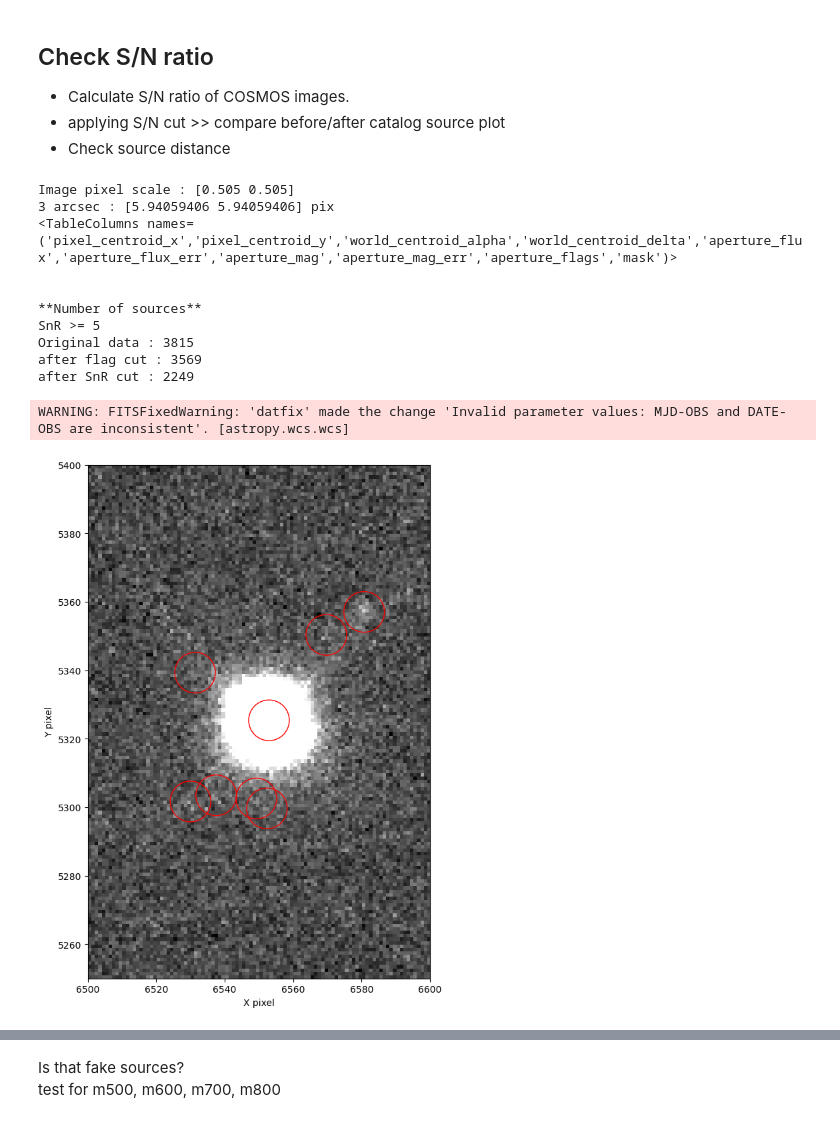
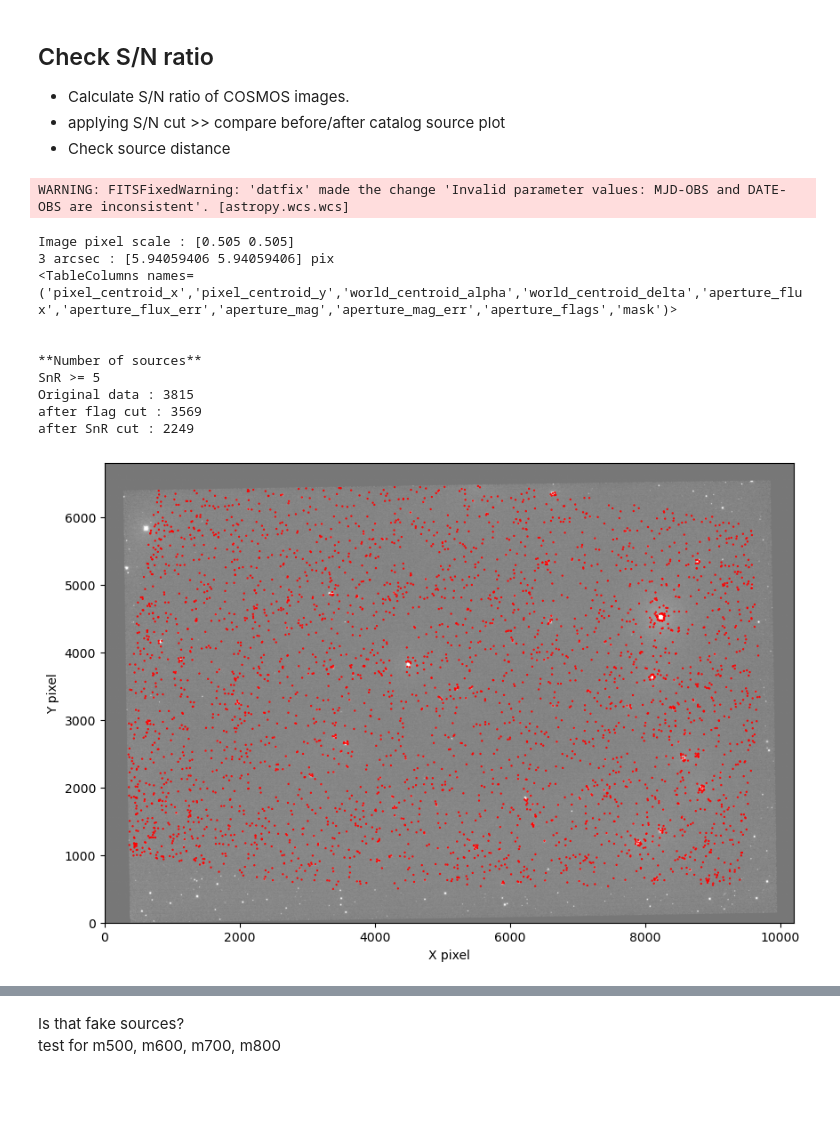
Before and after one commit to gxjudie/7DTonCOSMOS_photoz_validation, a Jupyter notebook: Notebooks/0_preReaserch.ipynb, the cells around one changed output, grey strips where cells are left out. Drawn from its saved outputs; the diff is of its cells as text; code cells hidden in the pictures; blank space fills up the shorter version.

```diff
--- a/Notebooks/0_preReaserch.ipynb
+++ b/Notebooks/0_preReaserch.ipynb
@@ -275,44 +275,44 @@ cat = Table.read(catalog_path)
 # cat cut by mask
 x = np.rint(cat["pixel_centroid_x"]).astype(int)
 y = np.rint(cat["pixel_centroid_y"]).astype(int)
 inside = (
     (x >= 0) & (x < valid_mask.shape[1]) &
     (y >= 0) & (y < valid_mask.shape[0])
 )
 
 cat = cat[inside]
 x = x[inside]
 y = y[inside]
 
 cat['mask'] = valid_mask[y, x]
 
 cat = cat[cat['mask'] == True]
 
 print(cat.columns)
 cat["SNR"] = cat["aperture_flux"] / cat['aperture_flux_err']
 
 cat_snrcut = cat[ (cat["SNR"]>5) & (cat["aperture_flags"]==0) ]
 cat_flagcut = cat[ (cat["aperture_flags"]==0) ]
 
 print("\n\n**Number of sources**")
 print("SnR >= 5")
 print(f'Original data : {len(cat)}')
 print(f'after flag cut : {len(cat_flagcut)}')
 print(f'after SnR cut : {len(cat_snrcut)}')
 
 # plot_ImageAndDetectedSources(data, cat)
-plot_ImageAndDetectedSources(data, cat_flagcut, ((6500, 6600), (5250, 5400)))
-plot_ImageAndDetectedSources(data, cat_snrcut, ((6500, 6600), (5250, 5400)))
+plot_ImageAndDetectedSources(data, cat_flagcut)
+plot_ImageAndDetectedSources(data, cat_snrcut)
 # %% [output]
-Image pixel scale : [0.505 0.505]
-3 arcsec : [5.94059406 5.94059406] pix
-<TableColumns names=('pixel_centroid_x','pixel_centroid_y','world_centroid_alpha','world_centroid_delta','aperture_flux','aperture_flux_err','aperture_mag','aperture_mag_err','aperture_flags','mask')>
-
-
-**Number of sources**
-SnR >= 5
-Original data : 3815
-after flag cut : 3569
-after SnR cut : 2249
+WARNING: FITSFixedWarning: 'datfix' made the change 'Invalid parameter values: MJD-OBS and DATE-OBS are inconsistent'. [astropy.wcs.wcs]
-WARNING: FITSFixedWarning: 'datfix' made the change 'Invalid parameter values: MJD-OBS and DATE-OBS are inconsistent'. [astropy.wcs.wcs]
+Image pixel scale : [0.505 0.505]
+3 arcsec : [5.94059406 5.94059406] pix
+<TableColumns names=('pixel_centroid_x','pixel_centroid_y','world_centroid_alpha','world_centroid_delta','aperture_flux','aperture_flux_err','aperture_mag','aperture_mag_err','aperture_flags','mask')>
+
+
+**Number of sources**
+SnR >= 5
+Original data : 3815
+after flag cut : 3569
+after SnR cut : 2249
-[figure, old version]
+[figure, new version]
```
Also changed, not shown: parts of 7 cells of this notebook, 2 other files.
